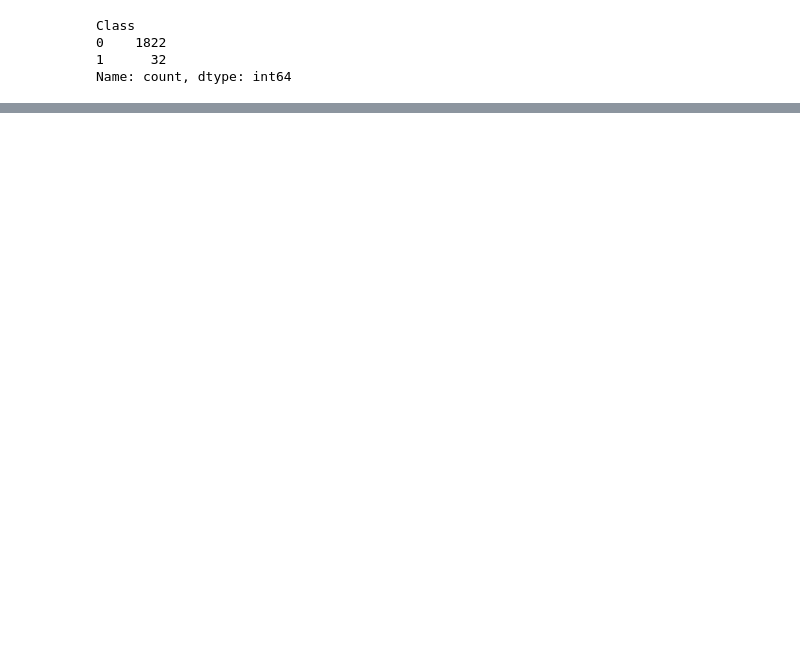
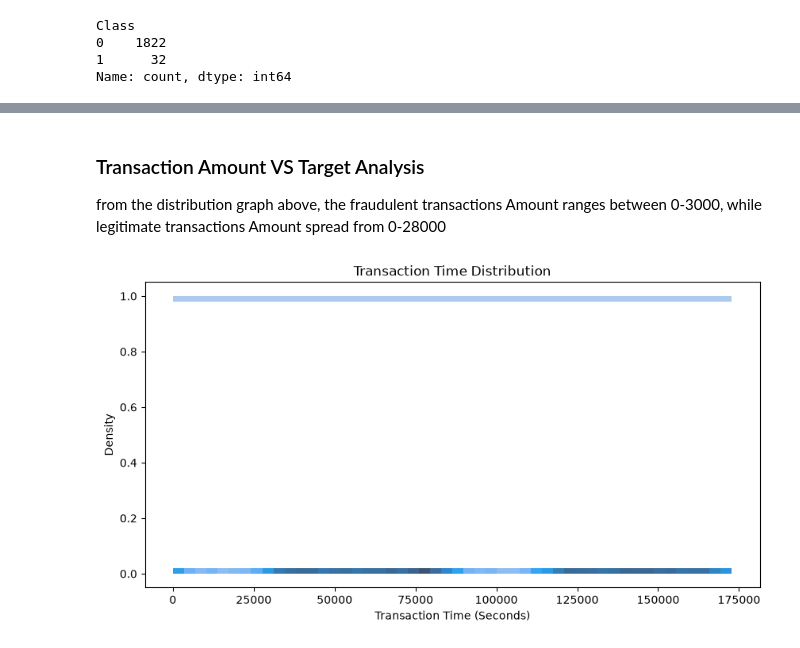
Before and after one commit to jadennk21-prog/ML_Fraud_Detection_Kaggle, a Jupyter notebook: Notebook/eda.ipynb, the cells around one changed output, grey strips where cells are left out. Cells and saved outputs as stored; diff of their text form; code cells hidden in the pictures; blank space fills up the shorter version.

```diff
--- a/Notebook/eda.ipynb
+++ b/Notebook/eda.ipynb
@@ -118,0 +167,25 @@ Name: count, dtype: int64
+# %% [markdown]
+### Transaction Amount VS Target Analysis
+from the distribution graph above, the fraudulent transactions Amount ranges between 0-3000, while legitimate transactions Amount spread from 0-28000
+# %%
+# Transaction Time Distribution
+# To understand whether fraudulent transactions occurs at different times.
+plt.figure(figsize=(10,5))
+
+sns.histplot(
+    data=df,
+    x="Time",
+    y="Class",
+    bins=50,
+    element="step",
+    stat="density",
+    common_norm=False
+)
+
+plt.title("Transaction Time Distribution")
+plt.xlabel("Transaction Time (Seconds)")
+plt.ylabel("Density")
+
+plt.show()
+# %% [output]
+[figure, added]
```
Also changed, not shown: parts of 23 cells of this notebook.
